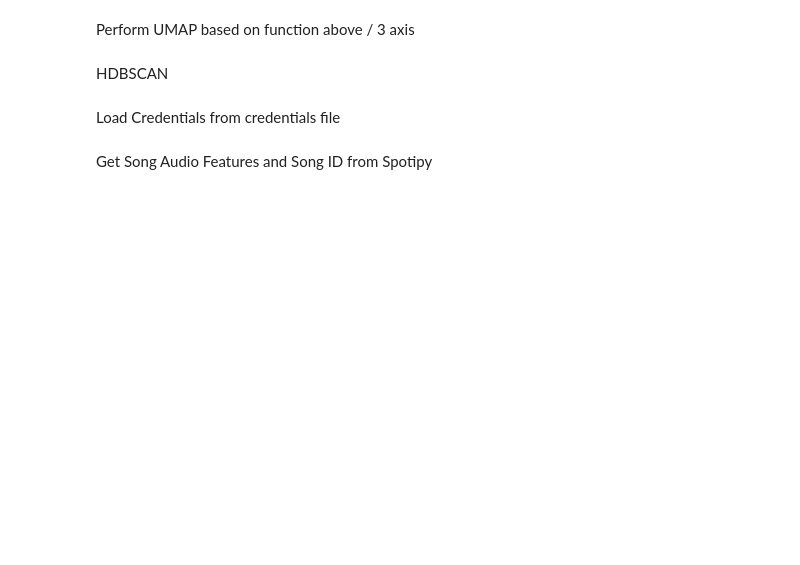
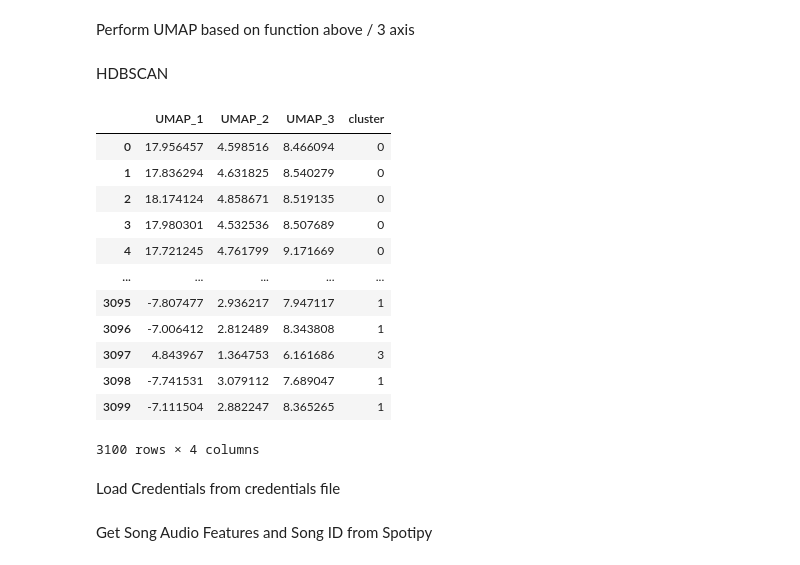
Before and after one commit to TimHoogervorst/SongCreator, a Jupyter notebook: functions.ipynb, the cells around one changed output. Drawn from its saved outputs; the diff is of its cells as text; code cells hidden in the pictures; blank space fills up the shorter version.

```diff
--- a/functions.ipynb
+++ b/functions.ipynb
@@ -243,3 +314,20 @@ fig.show()
+# %%
+HDBSCAN_df = HDBSCAN_(X_umap_transformed_df)
+HDBSCAN_df
+# %% [output]
+|  | UMAP_1 | UMAP_2 | UMAP_3 | cluster |
+| 0 | 17.956457 | 4.598516 | 8.466094 | 0 |
+| 1 | 17.836294 | 4.631825 | 8.540279 | 0 |
+| 2 | 18.174124 | 4.858671 | 8.519135 | 0 |
+| 3 | 17.980301 | 4.532536 | 8.507689 | 0 |
+| 4 | 17.721245 | 4.761799 | 9.171669 | 0 |
+| ... | ... | ... | ... | ... |
+| 3095 | -7.807477 | 2.936217 | 7.947117 | 1 |
+| 3096 | -7.006412 | 2.812489 | 8.343808 | 1 |
+| 3097 | 4.843967 | 1.364753 | 6.161686 | 3 |
+| 3098 | -7.741531 | 3.079112 | 7.689047 | 1 |
+| 3099 | -7.111504 | 2.882247 | 8.365265 | 1 |
+3100 rows × 4 columns
 # %% [markdown]
 Load Credentials from credentials file
 # %%
```
Also changed, not shown: parts of 19 cells of this notebook, 3 other files.
